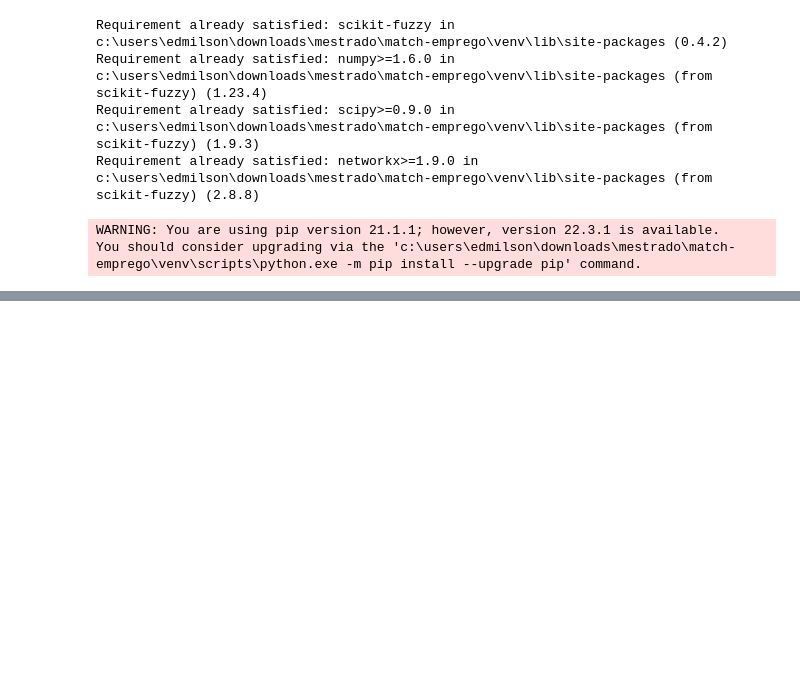
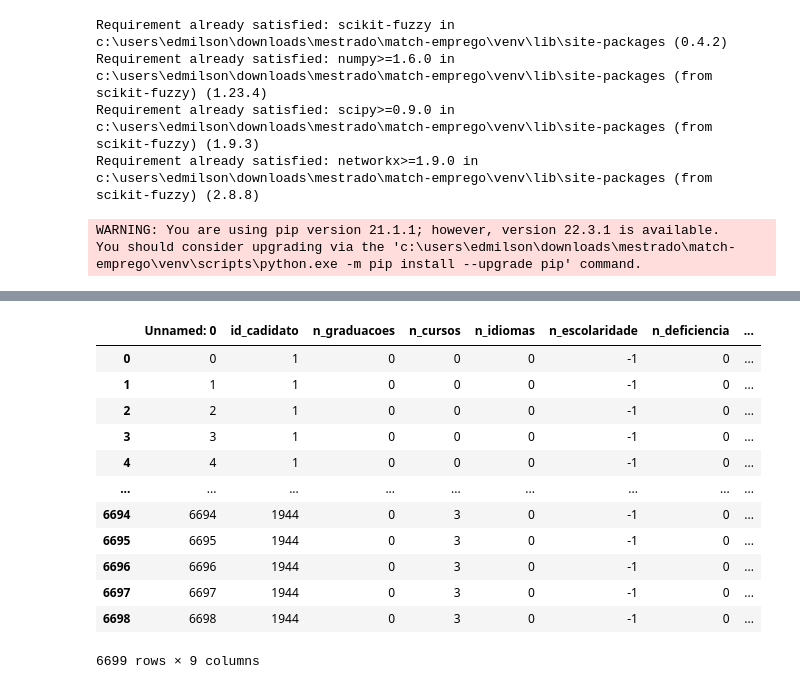
Before and after one commit to edmilsondejesus/match-emprego, a Jupyter notebook: avaliacao-hiper-fuzzy-c-means.ipynb, the cells around one changed output, grey strips where cells are left out. Cells and saved outputs as stored; diff of their text form; code cells hidden in the pictures; blank space fills up the shorter version.

```diff
--- a/avaliacao-hiper-fuzzy-c-means.ipynb
+++ b/avaliacao-hiper-fuzzy-c-means.ipynb
@@ -67,0 +72,16 @@ df_vagas.head()
+# %%
+df_candidatos
+# %% [output]
+|  | Unnamed: 0 | id_cadidato | n_graduacoes | n_cursos | n_idiomas | n_escolaridade | n_deficiencia | ... |
+| 0 | 0 | 1 | 0 | 0 | 0 | -1 | 0 | ... |
+| 1 | 1 | 1 | 0 | 0 | 0 | -1 | 0 | ... |
+| 2 | 2 | 1 | 0 | 0 | 0 | -1 | 0 | ... |
+| 3 | 3 | 1 | 0 | 0 | 0 | -1 | 0 | ... |
+| 4 | 4 | 1 | 0 | 0 | 0 | -1 | 0 | ... |
+| ... | ... | ... | ... | ... | ... | ... | ... | ... |
+| 6694 | 6694 | 1944 | 0 | 3 | 0 | -1 | 0 | ... |
+| 6695 | 6695 | 1944 | 0 | 3 | 0 | -1 | 0 | ... |
+| 6696 | 6696 | 1944 | 0 | 3 | 0 | -1 | 0 | ... |
+| 6697 | 6697 | 1944 | 0 | 3 | 0 | -1 | 0 | ... |
+| 6698 | 6698 | 1944 | 0 | 3 | 0 | -1 | 0 | ... |
+6699 rows × 9 columns
```
Also changed, not shown: parts of 42 cells of this notebook, 1 other file.
